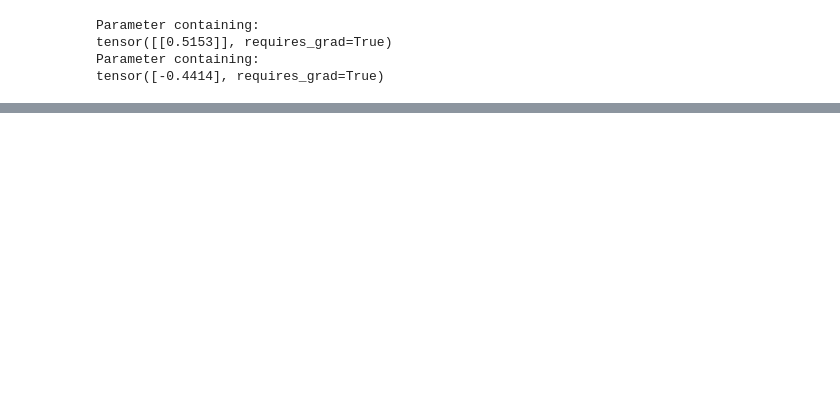
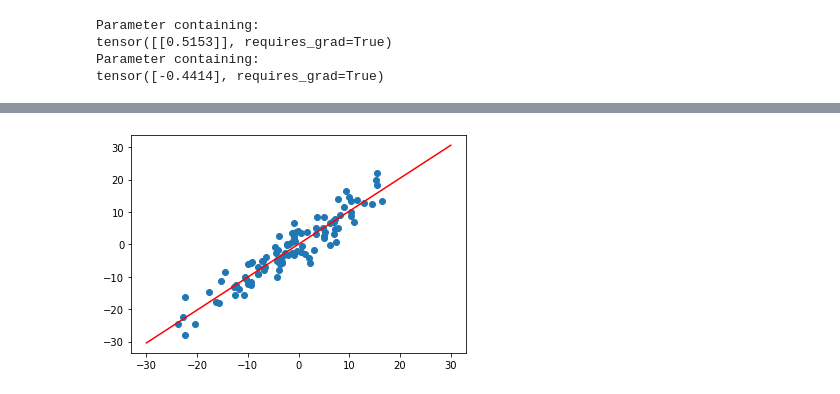
Before and after one commit to SokichiFujita/PyTorch-for-Deep-Learning-and-Computer-Vision, a Jupyter notebook: Chapter4_Linear_Regression.ipynb, the cells around one changed output, grey strips where cells are left out. Cells and saved outputs as stored; diff of their text form; code cells hidden in the pictures; blank space fills up the shorter version.

```diff
--- a/Chapter4_Linear_Regression.ipynb
+++ b/Chapter4_Linear_Regression.ipynb
@@ -70,0 +98,4 @@ plot_fit('Initial Model')
+# %%
+plot_fit("traine model")
+# %% [output]
+[figure, added]
```
Also changed, not shown: parts of 8 cells of this notebook.
